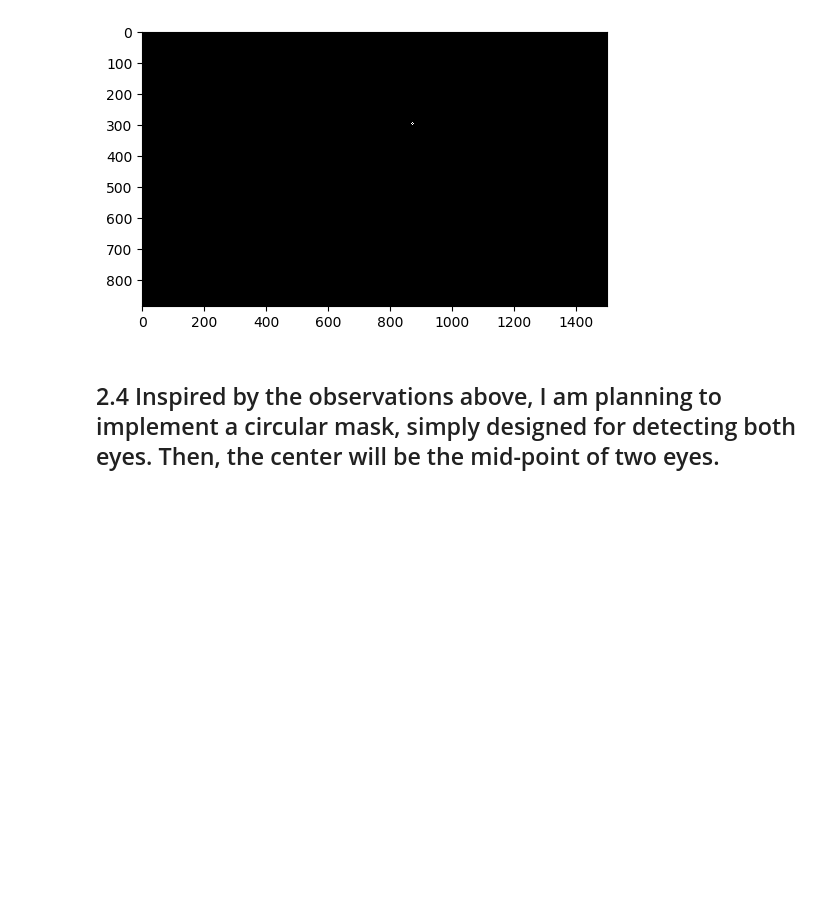
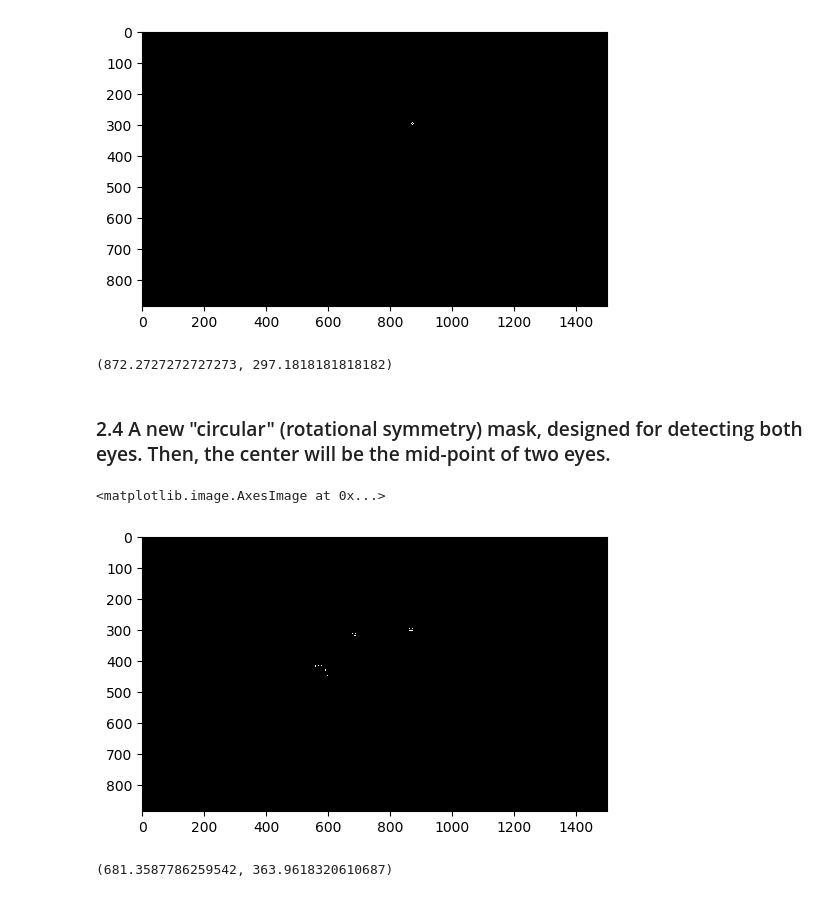
Before and after one commit to Daepak98/AutoFraming, a Jupyter notebook: FaceDetectionViaEdgeDetection_ongoing.ipynb, the cells around one changed output. Saved outputs shown, nothing was run; the diff lists cells and outputs as text; code cells hidden in the pictures; blank space fills up the shorter version.

```diff
--- a/FaceDetectionViaEdgeDetection_ongoing.ipynb
+++ b/FaceDetectionViaEdgeDetection_ongoing.ipynb
@@ -147,5 +170,24 @@ The regions, and their counts
 (29, 23)
 <matplotlib.image.AxesImage at 0x...>
 [figure]
+# %%
+find_center(L == max_reg[0])
+# %% [output]
+(872.2727272727273, 297.1818181818182)
 # %% [markdown]
-## 2.4 Inspired by the observations above, I am planning to implement a circular mask, simply designed for detecting both eyes. Then, the center will be the mid-point of two eyes.
+### 2.4 A new "circular" (rotational symmetry) mask, designed for detecting both eyes. Then, the center will be the mid-point of two eyes.
+# %%
+soble_center = np.array([[-3,-1,0,-1,-3],[-1,0,3,0,-1],[0,3,8,3,0],[-1,0,3,0,-1],[-3,-1,0,-1,-3]])
+# %%
+gImC = ndimage.correlate(original, soble_center, mode='nearest')
+# %%
+TC_only = gImC.reshape(-1)[np.argsort(gImC.reshape(-1))][-int(gImC.shape[0]*gImC.shape[1]*(n**2))]
+# %%
+plt.imshow(gImC>TC_only, cmap='gray')
+# %% [output]
+<matplotlib.image.AxesImage at 0x...>
+[figure, added]
+# %%
+find_center(gImC>TC_only)
+# %% [output]
+(681.3587786259542, 363.9618320610687)
```
Also changed, not shown: parts of 13 cells of this notebook.
